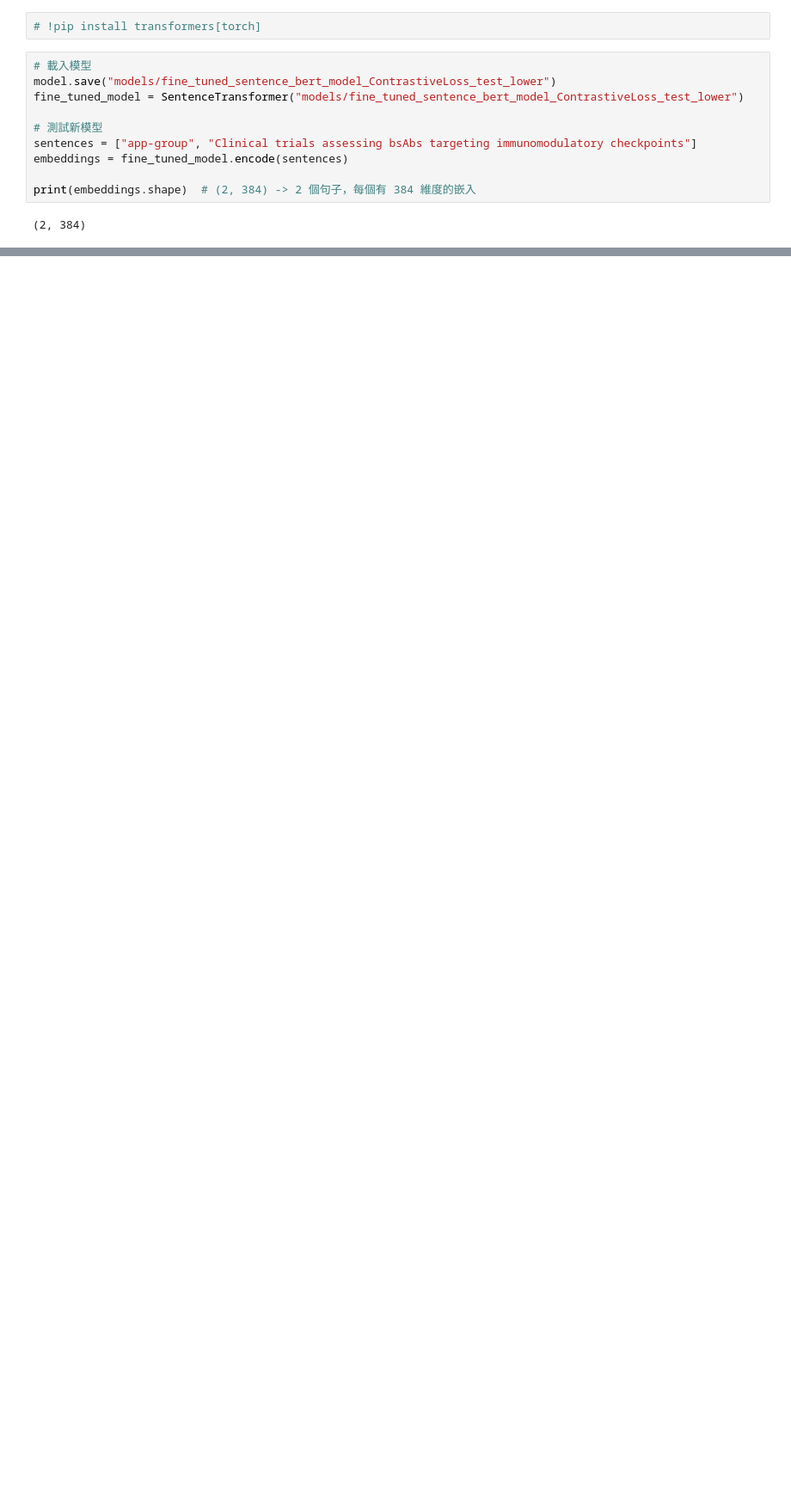
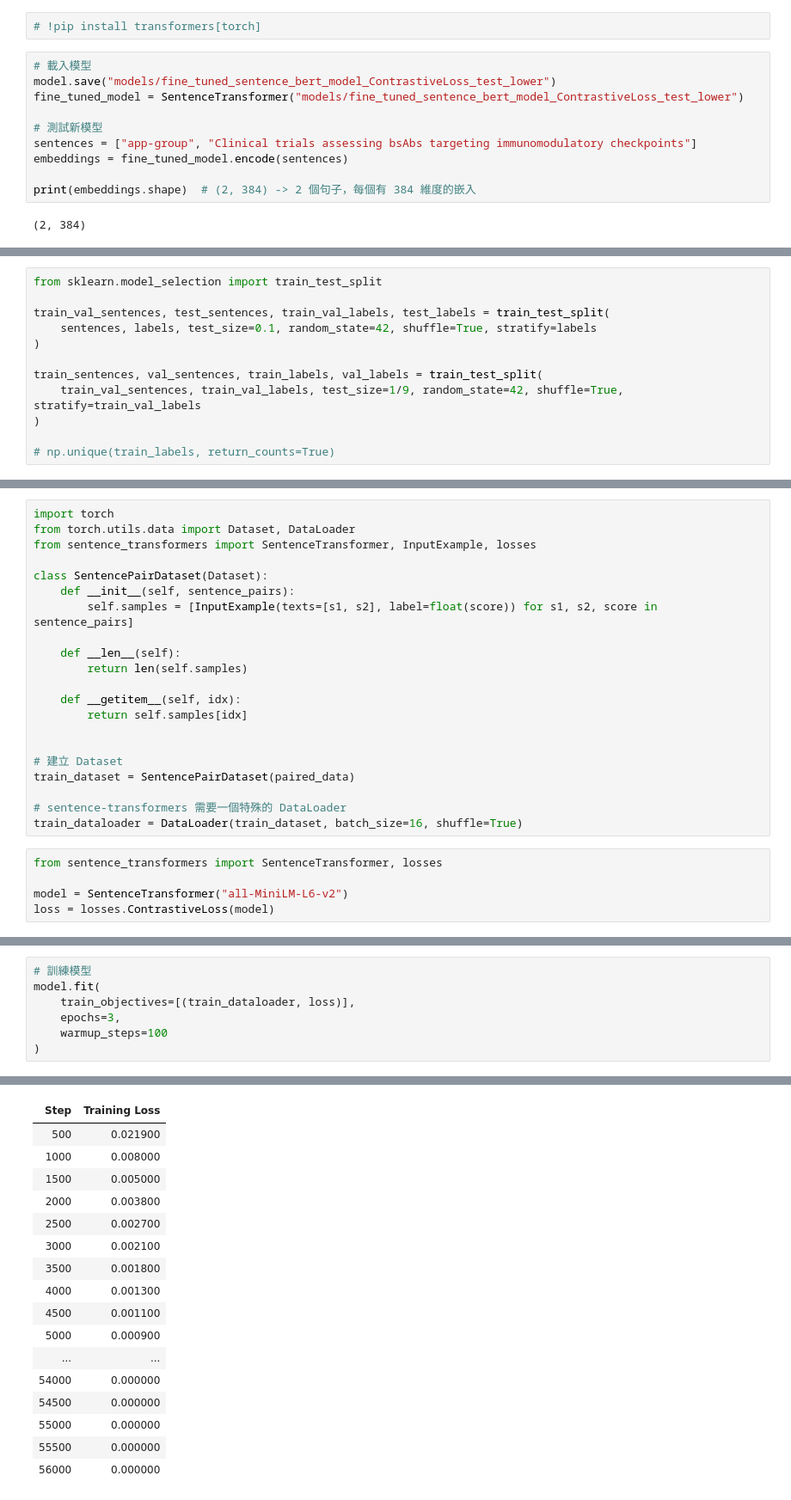
Before and after one commit to sylvey/section_normalization, a Jupyter notebook: pretrained_bert.ipynb, the cells around one changed output, grey strips where cells are left out. Shown at 86% size. Cells and saved outputs as stored; diff of their text form; blank space fills up the shorter version.

```diff
--- a/pretrained_bert.ipynb
+++ b/pretrained_bert.ipynb
@@ -364,0 +393,12 @@ array([[-1.73796564e-02,  6.00601770e-02, -1.01303004e-01,
+# %%
+from sklearn.model_selection import train_test_split
+
+train_val_sentences, test_sentences, train_val_labels, test_labels = train_test_split(
+    sentences, labels, test_size=0.1, random_state=42, shuffle=True, stratify=labels
+)
+
+train_sentences, val_sentences, train_labels, val_labels = train_test_split(
+    train_val_sentences, train_val_labels, test_size=1/9, random_state=42, shuffle=True, stratify=train_val_labels
+)
+
+# np.unique(train_labels, return_counts=True)
@@ -364,0 +453,26 @@ array([[-1.73796564e-02,  6.00601770e-02, -1.01303004e-01,
+# %%
+import torch
+from torch.utils.data import Dataset, DataLoader
+from sentence_transformers import SentenceTransformer, InputExample, losses
+
+class SentencePairDataset(Dataset):
+    def __init__(self, sentence_pairs):
+        self.samples = [InputExample(texts=[s1, s2], label=float(score)) for s1, s2, score in sentence_pairs]
+
+    def __len__(self):
+        return len(self.samples)
+
+    def __getitem__(self, idx):
+        return self.samples[idx]
+
+
+# 建立 Dataset
+train_dataset = SentencePairDataset(paired_data)
+
+# sentence-transformers 需要一個特殊的 DataLoader
+train_dataloader = DataLoader(train_dataset, batch_size=16, shuffle=True)
+# %%
+from sentence_transformers import SentenceTransformer, losses
+
+model = SentenceTransformer("all-MiniLM-L6-v2")
+loss = losses.ContrastiveLoss(model)
@@ -364,0 +481,8 @@ array([[-1.73796564e-02,  6.00601770e-02, -1.01303004e-01,
+# %%
+# 訓練模型
+model.fit(
+    train_objectives=[(train_dataloader, loss)],
+    epochs=3,
+    warmup_steps=100
+)
+# %% [output]
@@ -364,0 +491,17 @@ array([[-1.73796564e-02,  6.00601770e-02, -1.01303004e-01,
+| Step | Training Loss |
+| 500 | 0.021900 |
+| 1000 | 0.008000 |
+| 1500 | 0.005000 |
+| 2000 | 0.003800 |
+| 2500 | 0.002700 |
+| 3000 | 0.002100 |
+| 3500 | 0.001800 |
+| 4000 | 0.001300 |
+| 4500 | 0.001100 |
+| 5000 | 0.000900 |
+| ... | ... |
+| 54000 | 0.000000 |
+| 54500 | 0.000000 |
+| 55000 | 0.000000 |
+| 55500 | 0.000000 |
+| 56000 | 0.000000 |
```
Also changed, not shown: parts of 13 cells of this notebook, 8 other files.
